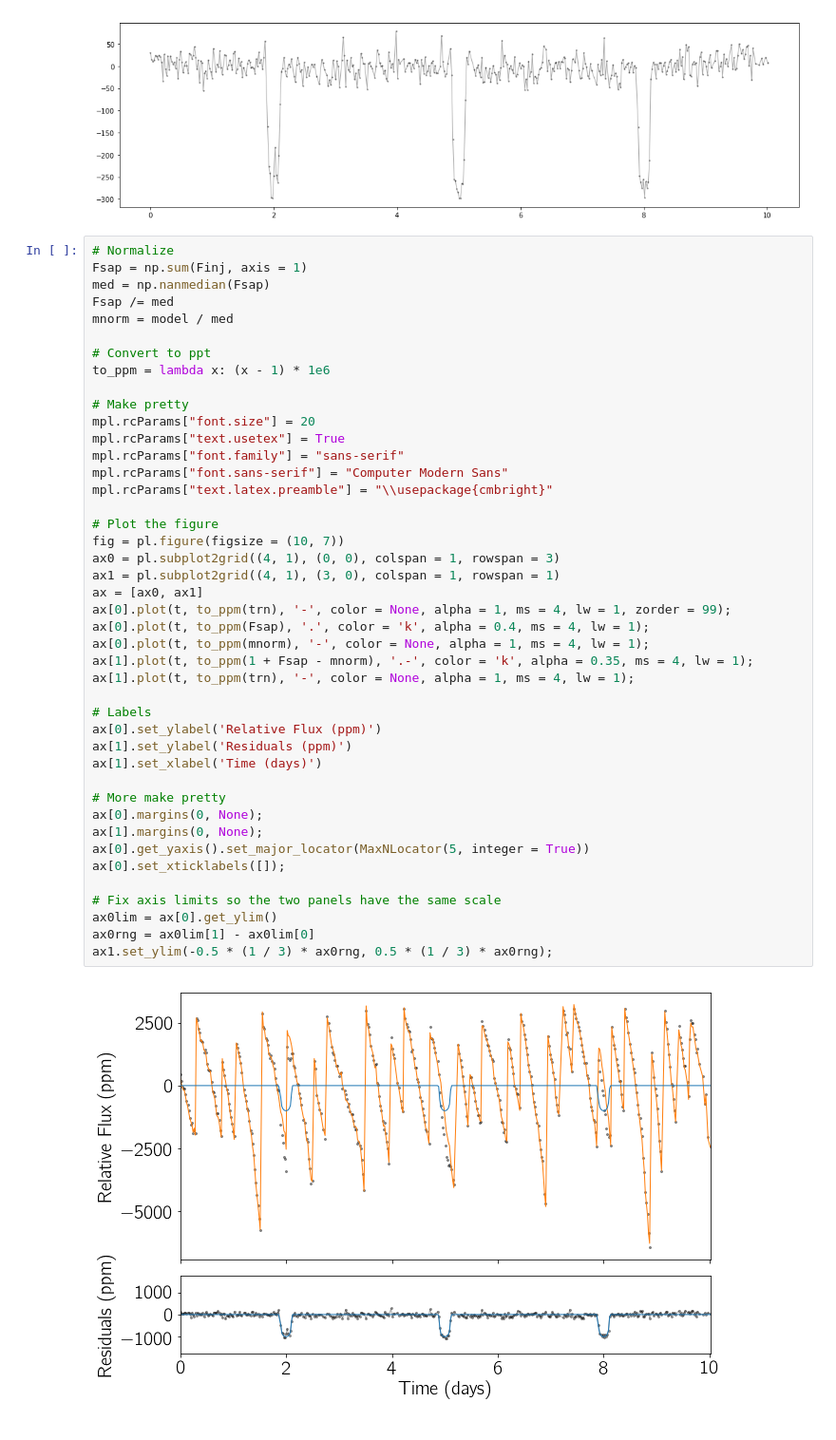
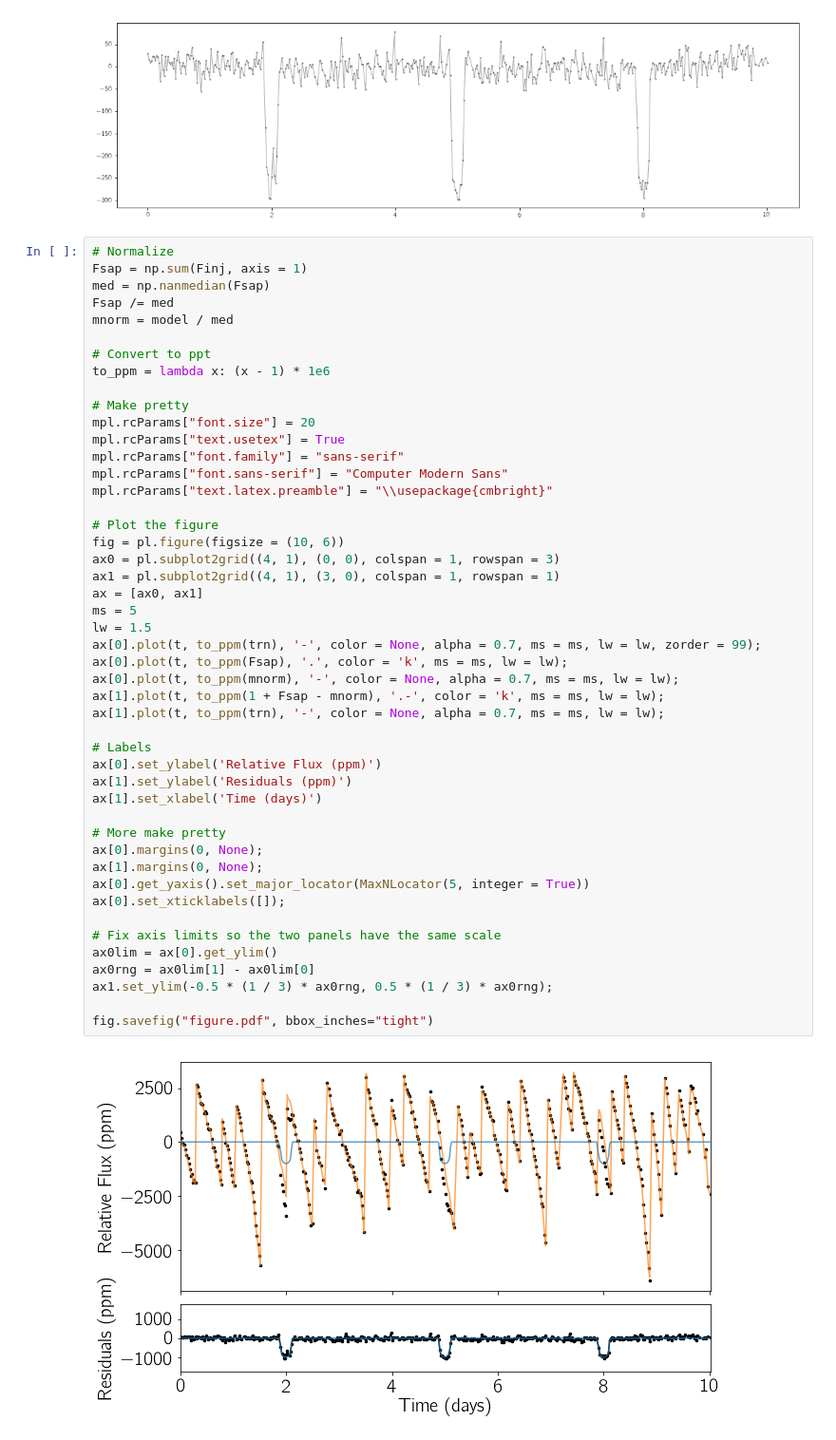
Before and after one commit to dfm/linear-models, a Jupyter notebook: Figure.ipynb, the cells around one changed output. Shown at 95% size. Cells and saved outputs as stored; diff of their text form.

Commit message:
adding figure

```diff
--- a/Figure.ipynb
+++ b/Figure.ipynb
@@ -63,37 +67,41 @@ mnorm = model / med
 to_ppm = lambda x: (x - 1) * 1e6
 
 # Make pretty
 mpl.rcParams["font.size"] = 20
 mpl.rcParams["text.usetex"] = True
 mpl.rcParams["font.family"] = "sans-serif"
 mpl.rcParams["font.sans-serif"] = "Computer Modern Sans"
 mpl.rcParams["text.latex.preamble"] = "\\usepackage{cmbright}"
 
 # Plot the figure
-fig = pl.figure(figsize = (10, 7))
+fig = pl.figure(figsize = (10, 6))
 ax0 = pl.subplot2grid((4, 1), (0, 0), colspan = 1, rowspan = 3)
 ax1 = pl.subplot2grid((4, 1), (3, 0), colspan = 1, rowspan = 1)
 ax = [ax0, ax1]
-ax[0].plot(t, to_ppm(trn), '-', color = None, alpha = 1, ms = 4, lw = 1, zorder = 99);
-ax[0].plot(t, to_ppm(Fsap), '.', color = 'k', alpha = 0.4, ms = 4, lw = 1);
-ax[0].plot(t, to_ppm(mnorm), '-', color = None, alpha = 1, ms = 4, lw = 1);
-ax[1].plot(t, to_ppm(1 + Fsap - mnorm), '.-', color = 'k', alpha = 0.35, ms = 4, lw = 1);
-ax[1].plot(t, to_ppm(trn), '-', color = None, alpha = 1, ms = 4, lw = 1);
+ms = 5
+lw = 1.5
+ax[0].plot(t, to_ppm(trn), '-', color = None, alpha = 0.7, ms = ms, lw = lw, zorder = 99);
+ax[0].plot(t, to_ppm(Fsap), '.', color = 'k', ms = ms, lw = lw);
+ax[0].plot(t, to_ppm(mnorm), '-', color = None, alpha = 0.7, ms = ms, lw = lw);
+ax[1].plot(t, to_ppm(1 + Fsap - mnorm), '.-', color = 'k', ms = ms, lw = lw);
+ax[1].plot(t, to_ppm(trn), '-', color = None, alpha = 0.7, ms = ms, lw = lw);
 
 # Labels
 ax[0].set_ylabel('Relative Flux (ppm)')
 ax[1].set_ylabel('Residuals (ppm)')
 ax[1].set_xlabel('Time (days)')
 
 # More make pretty
 ax[0].margins(0, None);
 ax[1].margins(0, None);
 ax[0].get_yaxis().set_major_locator(MaxNLocator(5, integer = True))
 ax[0].set_xticklabels([]);
 
 # Fix axis limits so the two panels have the same scale
 ax0lim = ax[0].get_ylim()
 ax0rng = ax0lim[1] - ax0lim[0]
 ax1.set_ylim(-0.5 * (1 / 3) * ax0rng, 0.5 * (1 / 3) * ax0rng);
+
+fig.savefig("figure.pdf", bbox_inches="tight")
 # %% [output]
-[figure, old version]
+[figure, new version]
```
Also changed, not shown: parts of 3 cells of this notebook, 2 other files.
